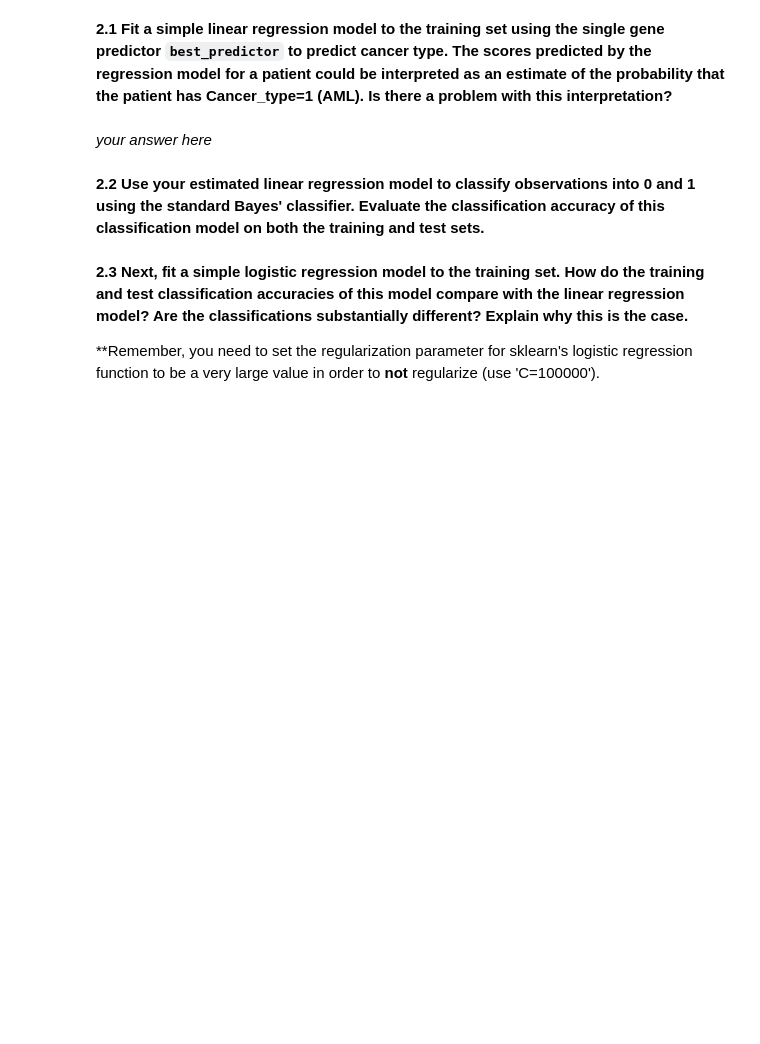
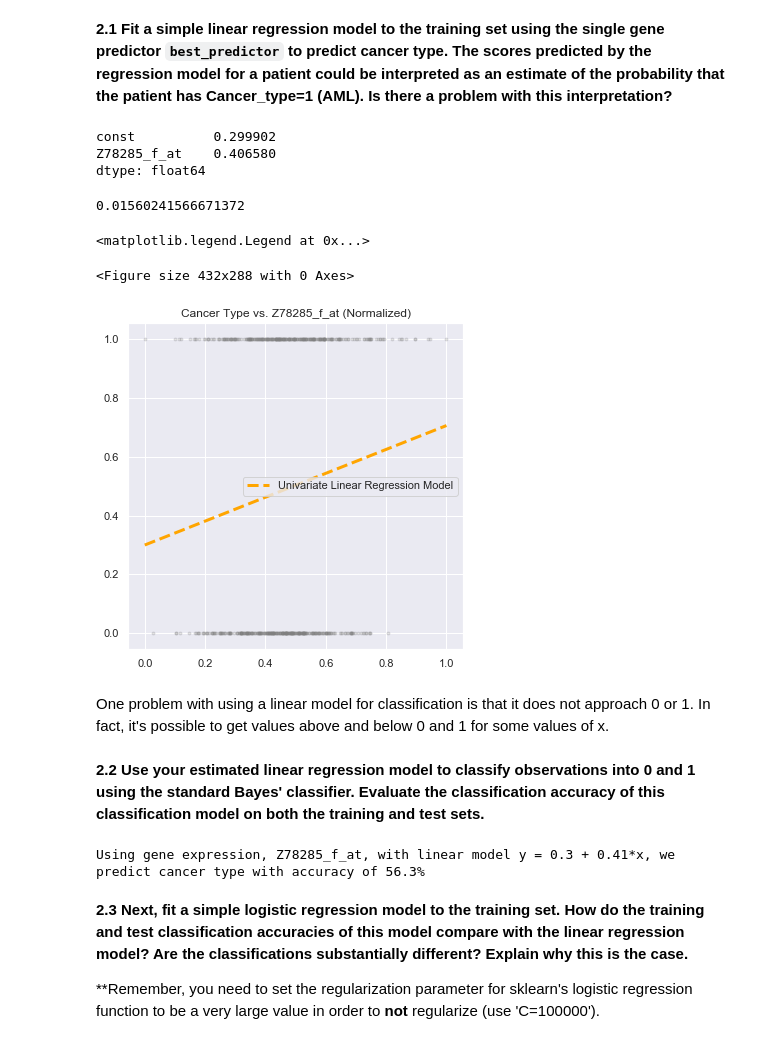
Before and after one commit to kdumontnu/2019-CS109A, a Jupyter notebook: homework/hw4/cs109a_HW4_submit.ipynb, the cells around one changed output. Drawn from its saved outputs; the diff is of its cells as text; code cells hidden in the pictures; blank space fills up the shorter version.

```diff
--- a/homework/hw4/cs109a_HW4_submit.ipynb
+++ b/homework/hw4/cs109a_HW4_submit.ipynb
@@ -124,0 +211,13 @@ print(df.Cancer_type.value_counts(normalize=True))
+# %%
+best_predictor = relevant_genes.index[0]
+
+# Take the average between the two means to set as our threshold
+threshold = np.mean([X_train_AML[best_predictor].mean(), X_train_ALL[best_predictor].mean()])
+
+cancer_type_predict = X_train_n[best_predictor] > threshold
+accuracy_train = (cancer_type_predict == y_train).mean()
+
+accuracy_test = ((X_test_n[best_predictor] > threshold) == y_test).mean()
+
+print("Using gene expression, {}, with a threshold of {:.3}, we correctly predict cancer type with accuracy of {:2.3}%"
+      .format(best_predictor, threshold, accuracy_test*100))
@@ -167,4 +264,35 @@ Based on these plots, does one of the models appear better suited for binary cla
-# %% [markdown]
-*your answer here*
+# %%
+import statsmodels.api as sm
+from statsmodels.api import OLS
+
+# your code here
+OLSModel = sm.OLS(y_train.values, sm.add_constant(X_train_n[best_predictor]))
+OLSModel_Fit = OLSModel.fit()
+
+display(OLSModel_Fit.params)
+display(OLSModel_Fit.rsquared)
+# %% [output]
+const          0.299902
+Z78285_f_at    0.406580
+dtype: float64
+0.01560241566671372
+# %%
+plt.clf()
+fig, axes = plt.subplots(nrows=1, ncols=1, figsize=(6, 6))
+
+x = np.linspace(min(X_train_n[best_predictor]), max(X_train_n[best_predictor]), 100)
+y = OLSModel_Fit.params[0] + OLSModel_Fit.params[1]*x
+
+axes.scatter(X_train_n[best_predictor], y_train.values, color='grey', marker='.', alpha=0.2)
+axes.plot(x, y, color='orange', ls='--', linewidth=3, label='Univariate Linear Regression Model')
+axes.set_title('Cancer Type vs. ' + best_predictor + ' (Normalized)')
+axes.grid(True)
+axes.legend()
+# %% [output]
+<matplotlib.legend.Legend at 0x...>
+<Figure size 432x288 with 0 Axes>
+[figure, added]
+# %% [markdown]
+One problem with using a linear model for classification is that it does not approach 0 or 1. In fact, it's possible to get values above and below 0 and 1 for some values of x.
 # %% [markdown]
 **2.2** **Use your estimated linear regression model to classify observations into 0 and 1 using the standard Bayes' classifier.  Evaluate the classification accuracy of this classification model on both the training and test sets.**
@@ -173,3 +299,13 @@ Based on these plots, does one of the models appear better suited for binary cla
+# %%
+cancer_type_predict = OLSModel_Fit.params[0] + OLSModel_Fit.params[1]*X_train_n[best_predictor] > 0.5
+accuracy_train = (cancer_type_predict == y_train).mean()
+
+accuracy_test = ((OLSModel_Fit.params[0] + OLSModel_Fit.params[1]*X_test_n[best_predictor] > 0.5) == y_test).mean()
+
+print("Using gene expression, {}, with linear model y = {:0.2} + {:0.2}*x, we predict cancer type with accuracy of {:2.3}%"
+      .format(best_predictor, OLSModel_Fit.params[0], OLSModel_Fit.params[1], accuracy_test*100))
+# %% [output]
+Using gene expression, Z78285_f_at, with linear model y = 0.3 + 0.41*x, we predict cancer type with accuracy of 56.3%
 # %% [markdown]
 
 **2.3** **Next, fit a simple logistic regression model to the training set. How do the training and test classification accuracies of this model compare with the linear regression model? Are the classifications substantially different?  Explain why this is the case.**
```
Also changed, not shown: parts of 17 cells of this notebook.
